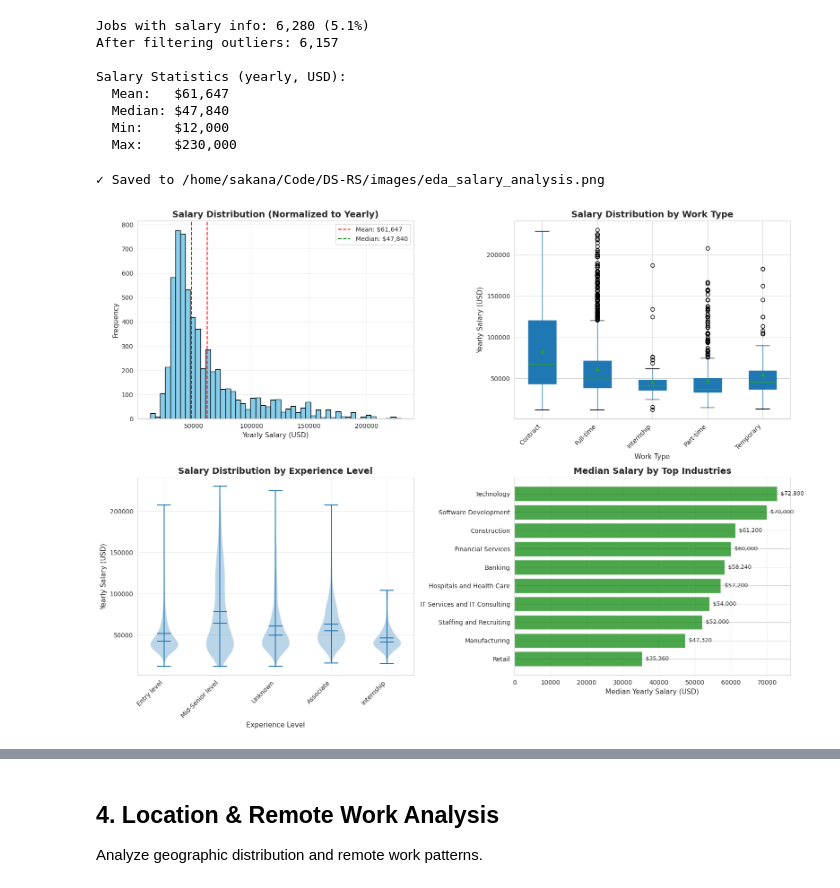
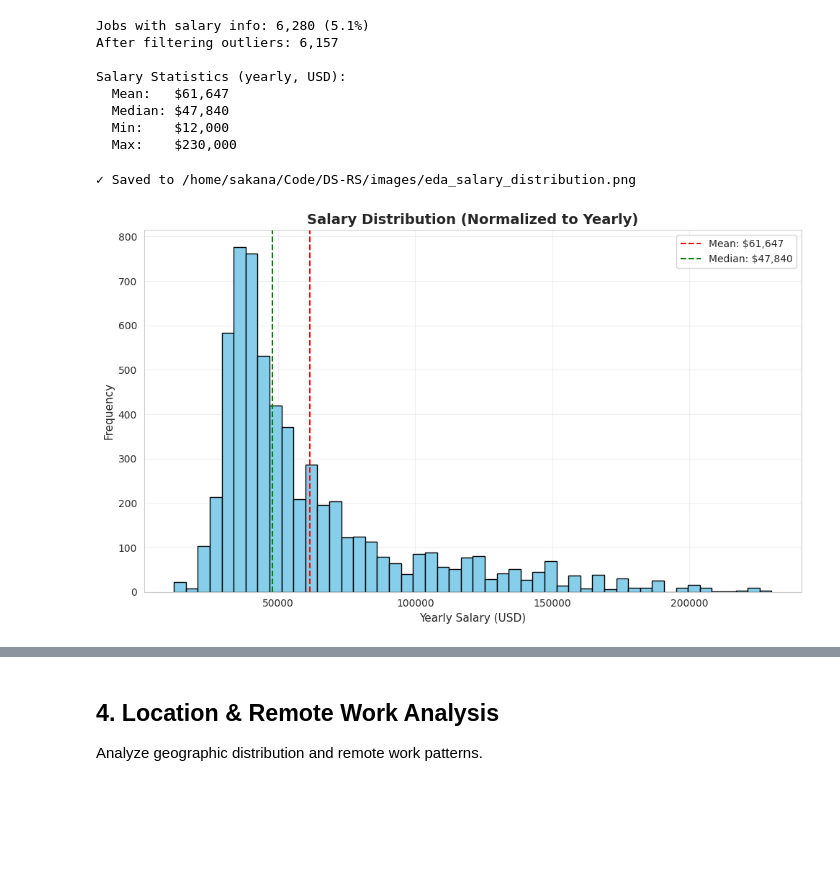
Before and after one commit to sakanaowo/DS-RS, a Jupyter notebook: notebooks/2_eda_visualization.ipynb, the cells around one changed output, grey strips where cells are left out. Cells and saved outputs as stored; diff of their text form; code cells hidden in the pictures; blank space fills up the shorter version.

```diff
--- a/notebooks/2_eda_visualization.ipynb
+++ b/notebooks/2_eda_visualization.ipynb
@@ -293,74 +293,86 @@ Salary Statistics (yearly, USD):
   Min:    $12,000
   Max:    $230,000
 # %%
-fig, axes = plt.subplots(2, 2, figsize=(16, 12))
-
 # 1. Salary distribution histogram
-axes[0, 0].hist(salary_filtered['normalized_salary'], bins=50, edgecolor='black', color='skyblue')
-axes[0, 0].axvline(salary_filtered['normalized_salary'].mean(), color='red', linestyle='--',
+plt.figure(figsize=(10, 6))
+plt.hist(salary_filtered['normalized_salary'], bins=50, edgecolor='black', color='skyblue')
+plt.axvline(salary_filtered['normalized_salary'].mean(), color='red', linestyle='--',
                    label=f'Mean: ${salary_filtered["normalized_salary"].mean():,.0f}')
-axes[0, 0].axvline(salary_filtered['normalized_salary'].median(), color='green', linestyle='--',
+plt.axvline(salary_filtered['normalized_salary'].median(), color='green', linestyle='--',
                    label=f'Median: ${salary_filtered["normalized_salary"].median():,.0f}')
-axes[0, 0].set_xlabel('Yearly Salary (USD)', fontsize=11)
-axes[0, 0].set_ylabel('Frequency', fontsize=11)
-axes[0, 0].set_title('Salary Distribution (Normalized to Yearly)', fontsize=14, fontweight='bold')
-axes[0, 0].legend()
-axes[0, 0].grid(alpha=0.3)
+plt.xlabel('Yearly Salary (USD)', fontsize=11)
+plt.ylabel('Frequency', fontsize=11)
+plt.title('Salary Distribution (Normalized to Yearly)', fontsize=14, fontweight='bold')
+plt.legend()
+plt.grid(alpha=0.3)
+plt.tight_layout()
+plt.savefig(images_dir / 'eda_salary_distribution.png', dpi=150, bbox_inches='tight')
+print(f'✓ Saved to {images_dir / "eda_salary_distribution.png"}')
+plt.show()
 
 # 2. Salary by work type boxplot
+plt.figure(figsize=(10, 6))
 work_types = salary_filtered['work_type'].value_counts().head(5).index
 salary_by_work = salary_filtered[salary_filtered['work_type'].isin(work_types)]
-salary_by_work.boxplot(column='normalized_salary', by='work_type', ax=axes[0, 1],
+salary_by_work.boxplot(column='normalized_salary', by='work_type',
                         patch_artist=True, showmeans=True)
-axes[0, 1].set_xlabel('Work Type', fontsize=11)
-axes[0, 1].set_ylabel('Yearly Salary (USD)', fontsize=11)
-axes[0, 1].set_title('Salary Distribution by Work Type', fontsize=14, fontweight='bold')
-axes[0, 1].get_figure().suptitle('')  # Remove auto title
-plt.setp(axes[0, 1].xaxis.get_majorticklabels(), rotation=45, ha='right')
+plt.xlabel('Work Type', fontsize=11)
+plt.ylabel('Yearly Salary (USD)', fontsize=11)
+plt.title('Salary Distribution by Work Type', fontsize=14, fontweight='bold')
+plt.suptitle('')  # Remove auto title
+plt.xticks(rotation=45, ha='right')
+plt.tight_layout()
+plt.savefig(images_dir / 'eda_salary_by_work_type.png', dpi=150, bbox_inches='tight')
+print(f'✓ Saved to {images_dir / "eda_salary_by_work_type.png"}')
+plt.show()
 
 # 3. Salary by experience level (if available)
 if 'experience_level' in salary_filtered.columns:
+    plt.figure(figsize=(10, 6))
     exp_levels = salary_filtered['experience_level'].value_counts().head(5).index
     salary_by_exp = salary_filtered[salary_filtered['experience_level'].isin(exp_levels)]
 
-    parts = axes[1, 0].violinplot(
+    plt.violinplot(
         [salary_by_exp[salary_by_exp['experience_level'] == exp]['normalized_salary'].values
          for exp in exp_levels],
         positions=range(len(exp_levels)),
         showmeans=True,
         showmedians=True
     )
-    axes[1, 0].set_xticks(range(len(exp_levels)))
-    axes[1, 0].set_xticklabels(exp_levels, rotation=45, ha='right')
-    axes[1, 0].set_xlabel('Experience Level', fontsize=11)
-    axes[1, 0].set_ylabel('Yearly Salary (USD)', fontsize=11)
-    axes[1, 0].set_title('Salary Distribution by Experience Level', fontsize=14, fontweight='bold')
-    axes[1, 0].grid(alpha=0.3)
+    plt.xticks(range(len(exp_levels)), exp_levels, rotation=45, ha='right')
+    plt.xlabel('Experience Level', fontsize=11)
+    plt.ylabel('Yearly Salary (USD)', fontsize=11)
+    plt.title('Salary Distribution by Experience Level', fontsize=14, fontweight='bold')
+    plt.grid(alpha=0.3)
+    plt.tight_layout()
+    plt.savefig(images_dir / 'eda_salary_by_experience.png', dpi=150, bbox_inches='tight')
+    print(f'✓ Saved to {images_dir / "eda_salary_by_experience.png"}')
+    plt.show()
 
 # 4. Top 10 industries by median salary
+plt.figure(figsize=(10, 6))
 top_industries_salary = []
 for ind in top_10_industries['Industry']:
     jobs_in_ind = salary_filtered[salary_filtered['industries'].str.contains(ind, na=False)]
     if len(jobs_in_ind) > 10:  # At least 10 jobs
         median_sal = jobs_in_ind['normalized_salary'].median()
         top_industries_salary.append({'Industry': ind, 'Median_Salary': median_sal, 'Count': len(jobs_in_ind)})
 
 ind_salary_df = pd.DataFrame(top_industries_salary).sort_values('Median_Salary', ascending=True)
 
-axes[1, 1].barh(range(len(ind_salary_df)), ind_salary_df['Median_Salary'], color='green', alpha=0.7)
-axes[1, 1].set_yticks(range(len(ind_salary_df)))
-axes[1, 1].set_yticklabels(ind_salary_df['Industry'])
-axes[1, 1].set_xlabel('Median Yearly Salary (USD)', fontsize=11)
-axes[1, 1].set_title('Median Salary by Top Industries', fontsize=14, fontweight='bold')
-axes[1, 1].grid(axis='x', alpha=0.3)
+plt.barh(range(len(ind_salary_df)), ind_salary_df['Median_Salary'], color='green', alpha=0.7)
+plt.yticks(range(len(ind_salary_df)), ind_salary_df['Industry'])
+plt.xlabel('Median Yearly Salary (USD)', fontsize=11)
+plt.title('Median Salary by Top Industries', fontsize=14, fontweight='bold')
+plt.grid(axis='x', alpha=0.3)
 
 for i, salary in enumerate(ind_salary_df['Median_Salary']):
-    axes[1, 1].text(salary + 1000, i, f'${salary:,.0f}', va='center', fontsize=9)
+    plt.text(salary + 1000, i, f'${salary:,.0f}', va='center', fontsize=9)
 
 plt.tight_layout()
-plt.savefig(images_dir / 'eda_salary_analysis.png', dpi=150, bbox_inches='tight')
-print(f'✓ Saved to {images_dir / "eda_salary_analysis.png"}')
+plt.savefig(images_dir / 'eda_salary_by_industry.png', dpi=150, bbox_inches='tight')
+print(f'✓ Saved to {images_dir / "eda_salary_by_industry.png"}')
 plt.show()
 # %% [output]
-✓ Saved to /home/sakana/Code/DS-RS/images/eda_salary_analysis.png
+✓ Saved to /home/sakana/Code/DS-RS/images/eda_salary_distribution.png
-[figure, old version]
+[figure, new version]
```
Also changed, not shown: parts of 5 cells of this notebook, 14 other files.
